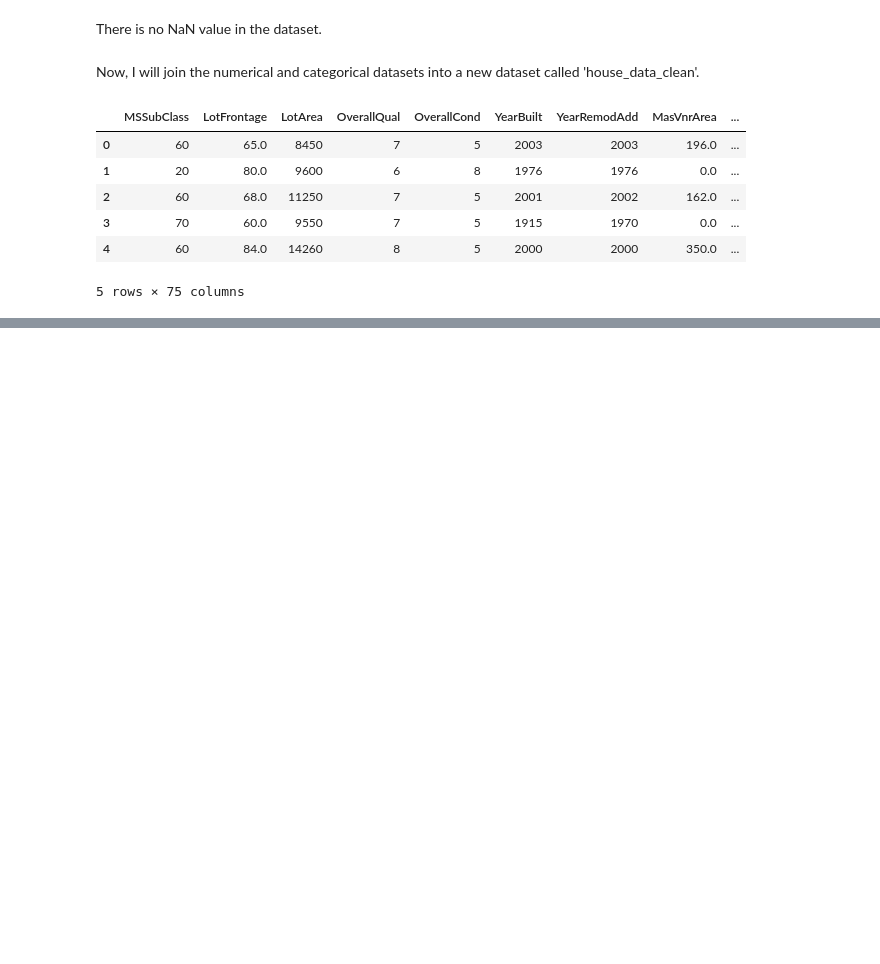
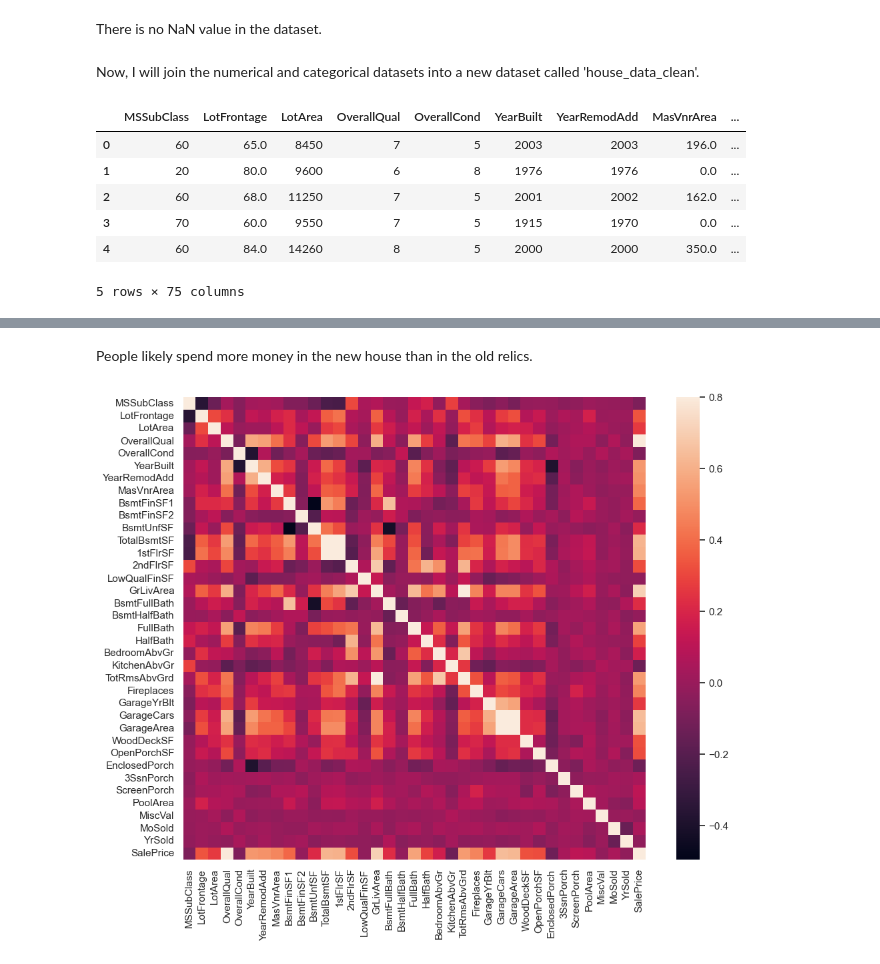
Before and after one commit to alexbui96/springboard, a Jupyter notebook: house_pricing_project/data_cleaning.ipynb, the cells around one changed output, grey strips where cells are left out. Cells and saved outputs as stored; diff of their text form; code cells hidden in the pictures; blank space fills up the shorter version.

```diff
--- a/house_pricing_project/data_cleaning.ipynb
+++ b/house_pricing_project/data_cleaning.ipynb
@@ -290,0 +327,9 @@ house_data_clean.head()
+# %% [markdown]
+People likely spend more money in the new house than in the old relics.
+# %%
+corrmat = house_data_clean.corr()
+f, ax = plt.subplots(figsize = (12, 9))
+sns.heatmap(corrmat, vmax = .8, square = True)
+plt.show()
+# %% [output]
+[figure, added]
```
Also changed, not shown: parts of 10 cells of this notebook.
